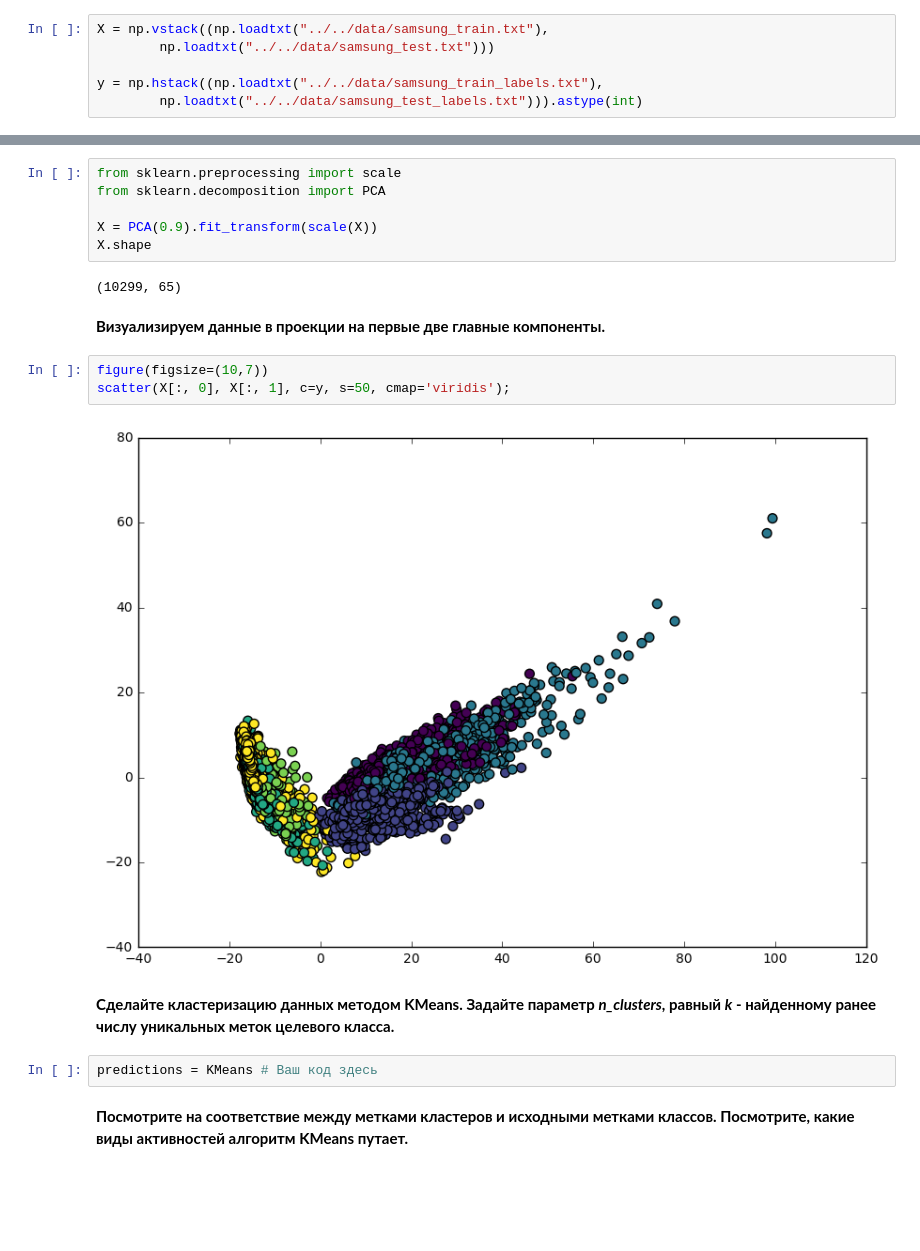
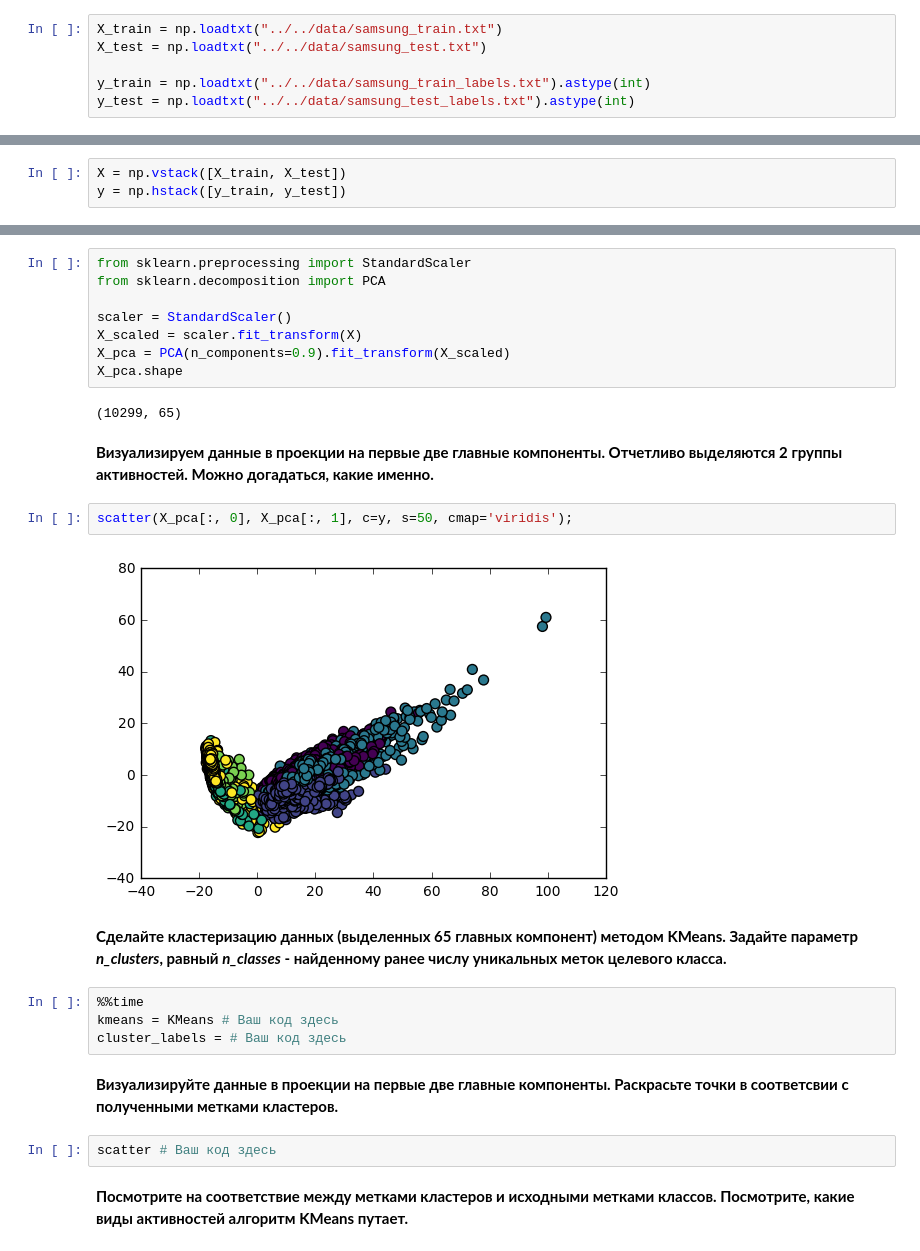
Before and after one commit to adima/hse, a Jupyter notebook: module2_ML/jupyter_notebooks/lesson07_unsupervised/lesson7_practice_clustering_samsung.ipynb, the cells around one changed output, grey strips where cells are left out. Saved outputs shown, nothing was run; the diff lists cells and outputs as text; blank space fills up the shorter version.

Commit message:
modify clustering practice

```diff
--- a/module2_ML/jupyter_notebooks/lesson07_unsupervised/lesson7_practice_clustering_samsung.ipynb
+++ b/module2_ML/jupyter_notebooks/lesson07_unsupervised/lesson7_practice_clustering_samsung.ipynb
@@ -28,6 +28,6 @@ Populating the interactive namespace from numpy and matplotlib
 # %%
-X = np.vstack((np.loadtxt("../../data/samsung_train.txt"),
-        np.loadtxt("../../data/samsung_test.txt")))
+X_train = np.loadtxt("../../data/samsung_train.txt")
+X_test = np.loadtxt("../../data/samsung_test.txt")
 
-y = np.hstack((np.loadtxt("../../data/samsung_train_labels.txt"),
-        np.loadtxt("../../data/samsung_test_labels.txt"))).astype(int)
+y_train = np.loadtxt("../../data/samsung_train_labels.txt").astype(int)
+y_test = np.loadtxt("../../data/samsung_test_labels.txt").astype(int)
@@ -34,3 +36,6 @@ y = np.hstack((np.loadtxt("../../data/samsung_train_labels.txt"),
+# %%
+X = np.vstack([X_train, X_test])
+y = np.hstack([y_train, y_test])
 # %% [markdown]
 **Опеределим число уникальных значений меток целевого класса. Эти метки соответствуют ходьбе (1), подъему вверх по лестнице (2), спуску по лестнице (3), сидению (4), стоянию (5) и лежанию (6). [Описание](https://archive.ics.uci.edu/ml/machine-learning-databases/00240/UCI%20HAR%20Dataset.names)**
 # %%
@@ -41,23 +46,30 @@ k
 # %% [markdown]
 **Понижаем размерность с помощью PCA, оставляя столько компонент, сколько нужно для того, чтобы объяснить 90% дисперсии.**
 # %%
-from sklearn.preprocessing import scale
+from sklearn.preprocessing import StandardScaler
 from sklearn.decomposition import PCA
 
-X = PCA(0.9).fit_transform(scale(X))
-X.shape
+scaler = StandardScaler()
+X_scaled = scaler.fit_transform(X)
+X_pca = PCA(n_components=0.9).fit_transform(X_scaled)
+X_pca.shape
 # %% [output]
 (10299, 65)
 # %% [markdown]
-**Визуализируем данные в проекции на первые две главные компоненты.**
+**Визуализируем данные в проекции на первые две главные компоненты. Отчетливо выделяются 2 группы активностей. Можно догадаться, какие именно.**
 # %%
-figure(figsize=(10,7))
-scatter(X[:, 0], X[:, 1], c=y, s=50, cmap='viridis');
+scatter(X_pca[:, 0], X_pca[:, 1], c=y, s=50, cmap='viridis');
 # %% [output]
-[figure, old version]
+[figure, new version]
 # %% [markdown]
-**Сделайте кластеризацию данных методом KMeans. Задайте параметр *n_clusters*, равный *k* - найденному ранее числу уникальных меток целевого класса.**
+**Сделайте кластеризацию данных (выделенных 65 главных компонент) методом KMeans. Задайте параметр *n_clusters*, равный *n_classes* - найденному ранее числу уникальных меток целевого класса.**
+# %%
+%%time
+kmeans = KMeans # Ваш код здесь
+cluster_labels = # Ваш код здесь
+# %% [markdown]
+**Визуализируйте данные в проекции на первые две главные компоненты. Раскрасьте точки в соответсвии с полученными метками кластеров.**
 # %%
-predictions = KMeans # Ваш код здесь
+scatter # Ваш код здесь
 # %% [markdown]
 **Посмотрите на соответствие между метками кластеров и исходными метками классов. Посмотрите, какие виды активностей алгоритм KMeans путает.**
```
Also changed, not shown: parts of 34 cells of this notebook, 3 other files.
